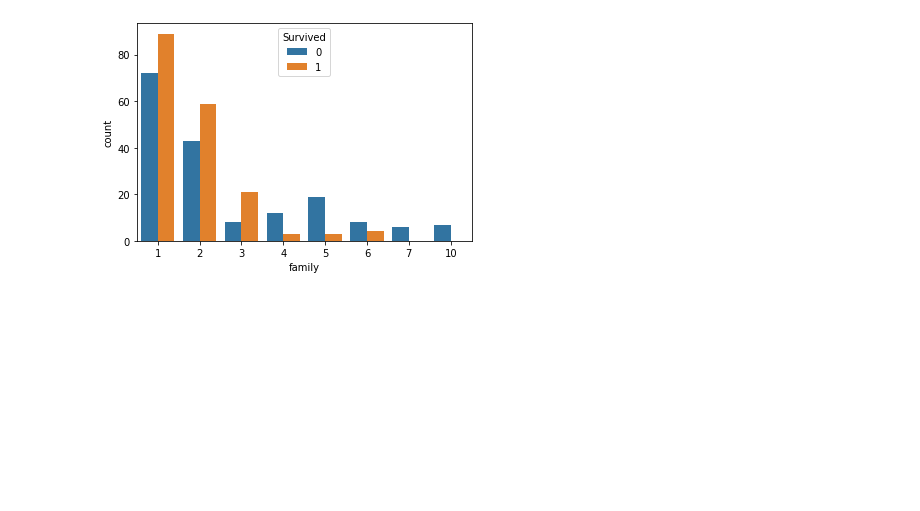
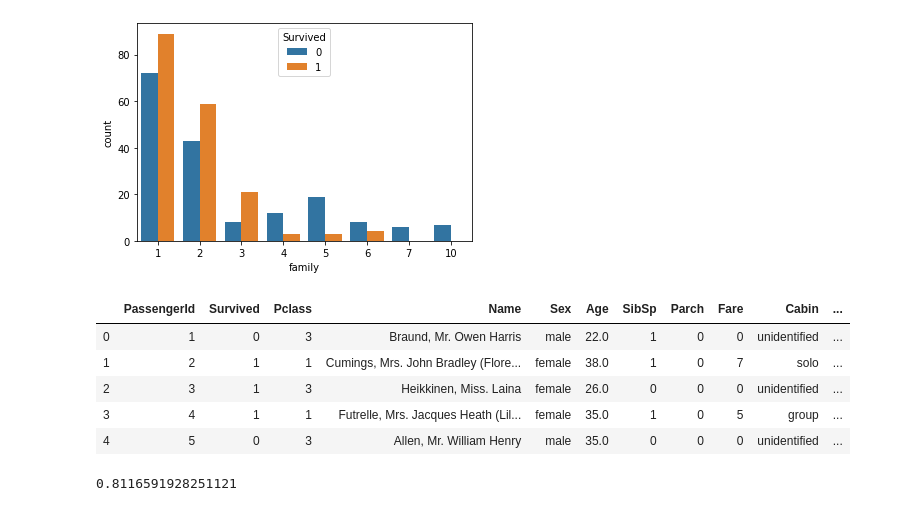
Before and after one commit to JavierOramas/kaggle-titanic, a Jupyter notebook: full_analysis.ipynb, the cells around one changed output. Cells and saved outputs as stored; diff of their text form; code cells hidden in the pictures; blank space fills up the shorter version.

```diff
--- a/full_analysis.ipynb
+++ b/full_analysis.ipynb
@@ -214,3 +232,12 @@ sns.countplot(x='family', hue='Survived', data=df2)
 # %% [output]
 <matplotlib.axes._subplots.AxesSubplot at 0x...>
 [figure]
+# %%
+df.head()
+# %% [output]
+|  | PassengerId | Survived | Pclass | Name | Sex | Age | SibSp | Parch | Fare | Cabin | ... |
+| 0 | 1 | 0 | 3 | Braund, Mr. Owen Harris | male | 22.0 | 1 | 0 | 0 | unidentified | ... |
+| 1 | 2 | 1 | 1 | Cumings, Mrs. John Bradley (Flore... | female | 38.0 | 1 | 0 | 7 | solo | ... |
+| 2 | 3 | 1 | 3 | Heikkinen, Miss. Laina | female | 26.0 | 0 | 0 | 0 | unidentified | ... |
+| 3 | 4 | 1 | 1 | Futrelle, Mrs. Jacques Heath (Lil... | female | 35.0 | 1 | 0 | 5 | group | ... |
+| 4 | 5 | 0 | 3 | Allen, Mr. William Henry | male | 35.0 | 0 | 0 | 0 | unidentified | ... |
@@ -216,0 +312,6 @@ sns.countplot(x='family', hue='Survived', data=df2)
+# %%
+clf_splitted.fit(x_train, y_train)
+prediction = clf_splitted.predict(x_test)
+(prediction == y_test).sum()/len(prediction)
+# %% [output]
+0.8116591928251121
```
Also changed, not shown: parts of 15 cells of this notebook, 1 other file.
